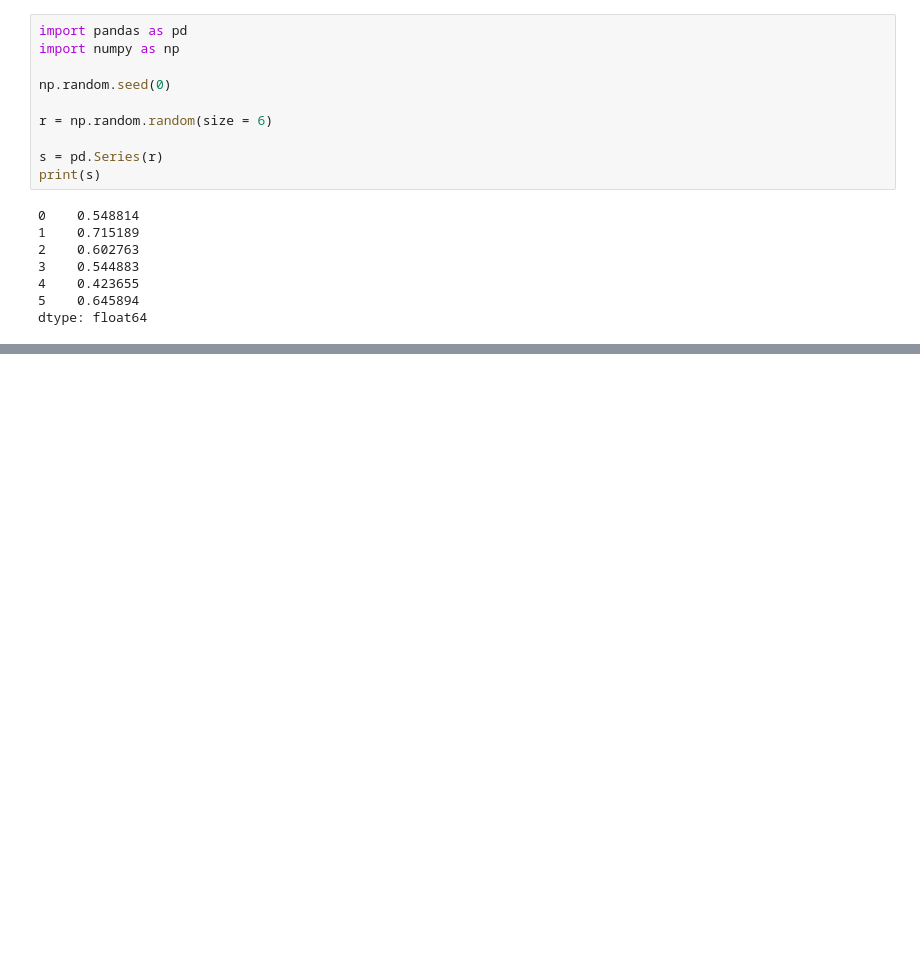
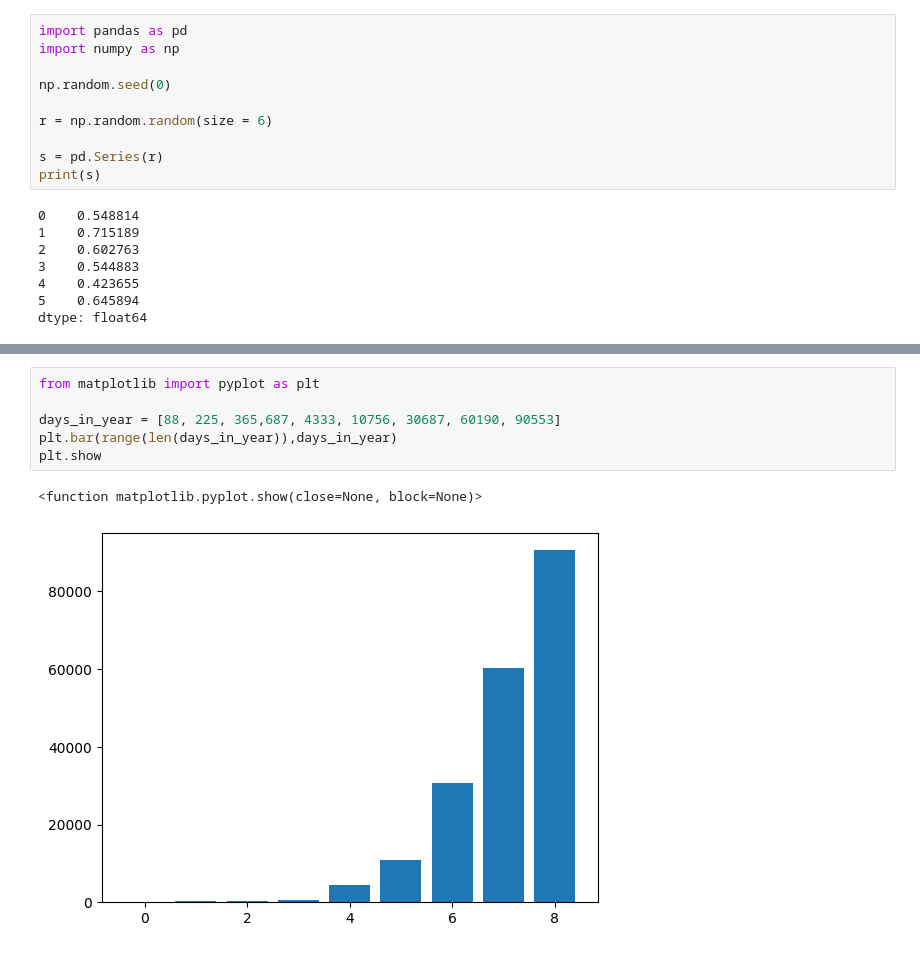
Before and after one commit to Jsssus/JesusSIC, a Jupyter notebook: UNIDAD_07/Guias.ipynb, the cells around one changed output, grey strips where cells are left out. Drawn from its saved outputs; the diff is of its cells as text; blank space fills up the shorter version.

```diff
--- a/UNIDAD_07/Guias.ipynb
+++ b/UNIDAD_07/Guias.ipynb
@@ -370,0 +410,9 @@ dtype: float64
+# %%
+from matplotlib import pyplot as plt
+
+days_in_year = [88, 225, 365,687, 4333, 10756, 30687, 60190, 90553]
+plt.bar(range(len(days_in_year)),days_in_year)
+plt.show
+# %% [output]
+<function matplotlib.pyplot.show(close=None, block=None)>
+[figure, added]
```
Also changed, not shown: parts of 3 cells of this notebook, 2 other files.
